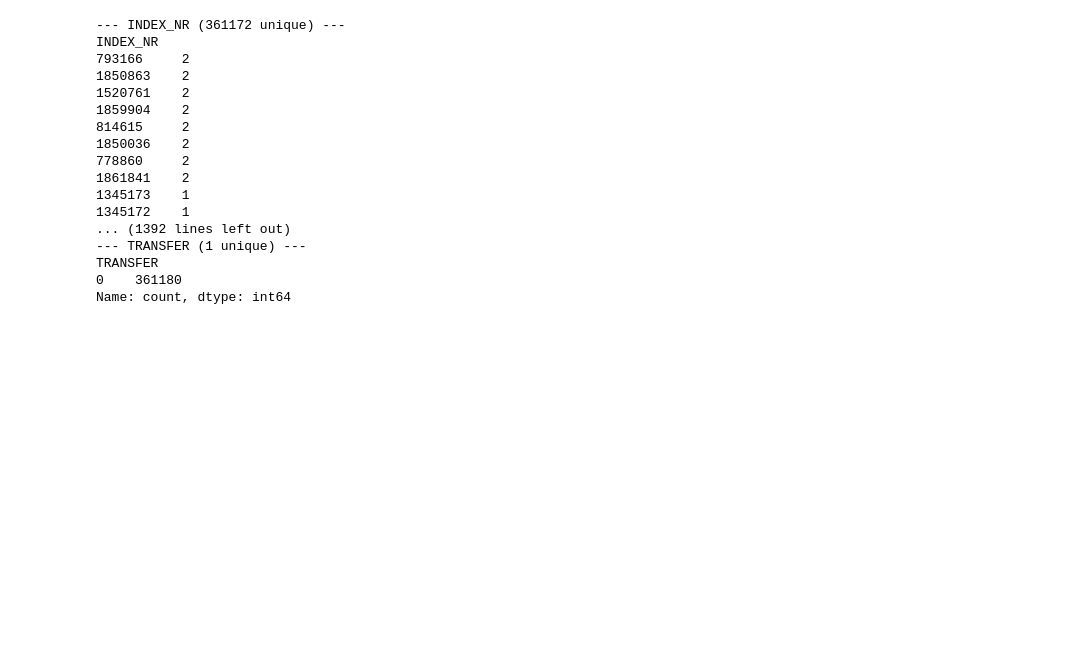
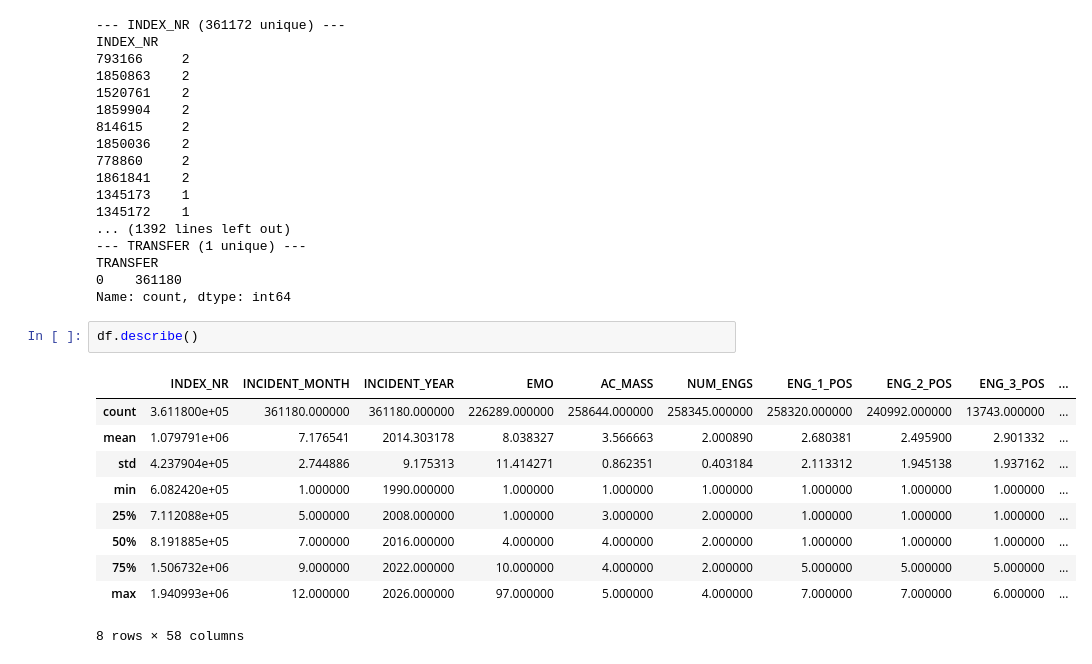
Before and after one commit to annasehgal/final-project-tech-68, a Jupyter notebook: Anna_TECH_68_Machine_learning_for_business_in_Python.ipynb, the cells around one changed output. Cells and saved outputs as stored; diff of their text form; blank space fills up the shorter version.

```diff
--- a/Anna_TECH_68_Machine_learning_for_business_in_Python.ipynb
+++ b/Anna_TECH_68_Machine_learning_for_business_in_Python.ipynb
@@ -142,3 +142,16 @@ INDEX_NR
 TRANSFER
 0    361180
 Name: count, dtype: int64
+# %%
+df.describe()
+# %% [output]
+|  | INDEX_NR | INCIDENT_MONTH | INCIDENT_YEAR | EMO | AC_MASS | NUM_ENGS | ENG_1_POS | ENG_2_POS | ENG_3_POS | ... |
+| count | 3.611800e+05 | 361180.000000 | 361180.000000 | 226289.000000 | 258644.000000 | 258345.000000 | 258320.000000 | 240992.000000 | 13743.000000 | ... |
+| mean | 1.079791e+06 | 7.176541 | 2014.303178 | 8.038327 | 3.566663 | 2.000890 | 2.680381 | 2.495900 | 2.901332 | ... |
+| std | 4.237904e+05 | 2.744886 | 9.175313 | 11.414271 | 0.862351 | 0.403184 | 2.113312 | 1.945138 | 1.937162 | ... |
+| min | 6.082420e+05 | 1.000000 | 1990.000000 | 1.000000 | 1.000000 | 1.000000 | 1.000000 | 1.000000 | 1.000000 | ... |
+| 25% | 7.112088e+05 | 5.000000 | 2008.000000 | 1.000000 | 3.000000 | 2.000000 | 1.000000 | 1.000000 | 1.000000 | ... |
+| 50% | 8.191885e+05 | 7.000000 | 2016.000000 | 4.000000 | 4.000000 | 2.000000 | 1.000000 | 1.000000 | 1.000000 | ... |
+| 75% | 1.506732e+06 | 9.000000 | 2022.000000 | 10.000000 | 4.000000 | 2.000000 | 5.000000 | 5.000000 | 5.000000 | ... |
+| max | 1.940993e+06 | 12.000000 | 2026.000000 | 97.000000 | 5.000000 | 4.000000 | 7.000000 | 7.000000 | 6.000000 | ... |
+8 rows × 58 columns
```
Also changed, not shown: parts of 1 cell of this notebook.
